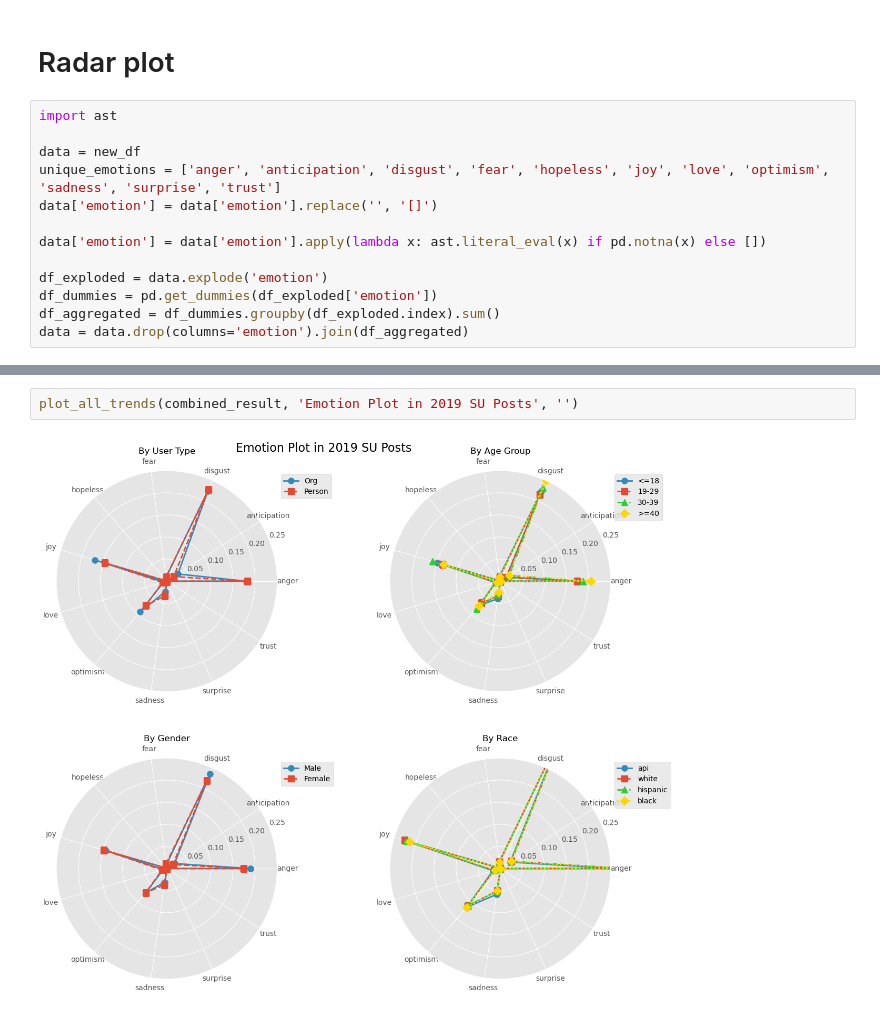
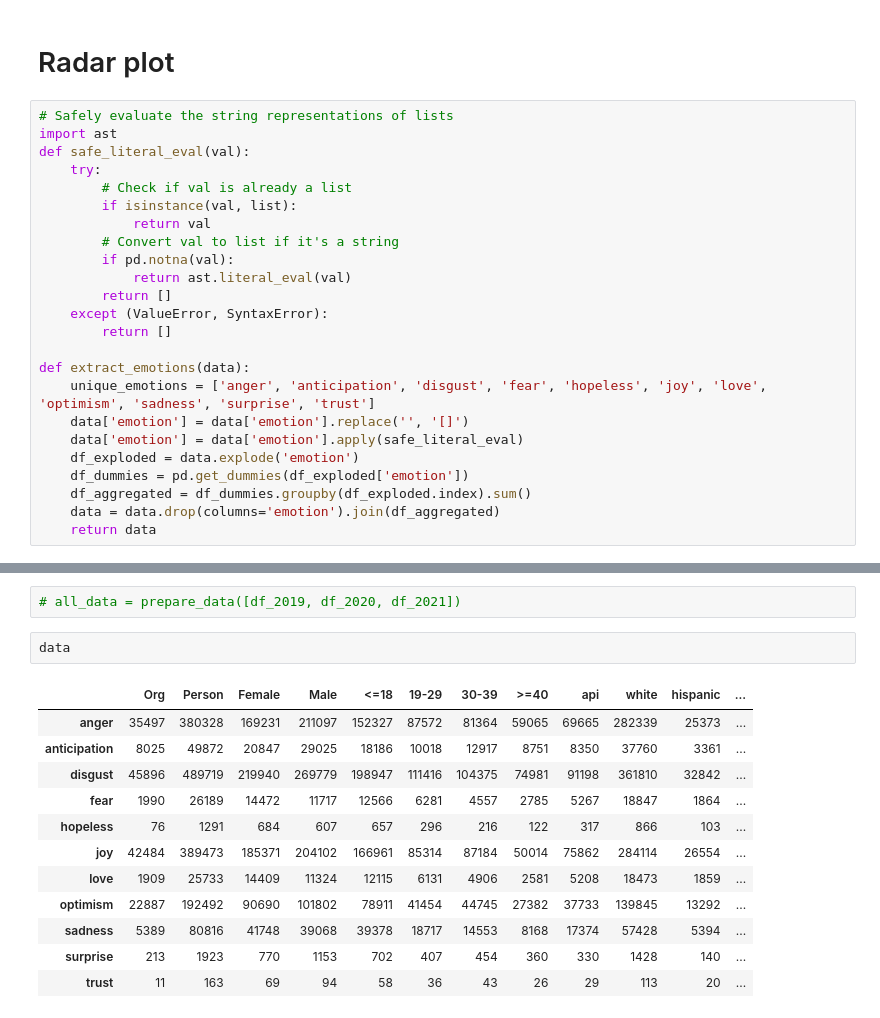
Before and after one commit to JulinaM/DemographicAnalysis, a Jupyter notebook: Emotion_Analysis.ipynb, the cells around one changed output, grey strips where cells are left out. Cells and saved outputs as stored; diff of their text form.

```diff
--- a/Emotion_Analysis.ipynb
+++ b/Emotion_Analysis.ipynb
@@ -58,16 +55,27 @@ df_2019_r.head(10)
 # %% [markdown]
 # Radar plot
 # %%
+# Safely evaluate the string representations of lists
 import ast
+def safe_literal_eval(val):
+    try:
+        # Check if val is already a list
+        if isinstance(val, list):
+            return val
+        # Convert val to list if it's a string
+        if pd.notna(val):
+            return ast.literal_eval(val)
+        return []
+    except (ValueError, SyntaxError):
+        return []
 
-data = new_df
-unique_emotions = ['anger', 'anticipation', 'disgust', 'fear', 'hopeless', 'joy', 'love', 'optimism', 'sadness', 'surprise', 'trust']
-data['emotion'] = data['emotion'].replace('', '[]')
-
-data['emotion'] = data['emotion'].apply(lambda x: ast.literal_eval(x) if pd.notna(x) else [])
-
-df_exploded = data.explode('emotion')
-df_dummies = pd.get_dummies(df_exploded['emotion'])
-df_aggregated = df_dummies.groupby(df_exploded.index).sum()
-data = data.drop(columns='emotion').join(df_aggregated)
+def extract_emotions(data):
+    unique_emotions = ['anger', 'anticipation', 'disgust', 'fear', 'hopeless', 'joy', 'love', 'optimism', 'sadness', 'surprise', 'trust']
+    data['emotion'] = data['emotion'].replace('', '[]')
+    data['emotion'] = data['emotion'].apply(safe_literal_eval)
+    df_exploded = data.explode('emotion')
+    df_dummies = pd.get_dummies(df_exploded['emotion'])
+    df_aggregated = df_dummies.groupby(df_exploded.index).sum()
+    data = data.drop(columns='emotion').join(df_aggregated)
+    return data
 # %%
@@ -184,5 +166,18 @@ def plot_all_trends(data, main_title, filename):
     plt.show()
-# %%
-plot_all_trends(combined_result, 'Emotion Plot in 2019 SU Posts', '')
-# %% [output]
-[figure, removed]
+# %%
+# all_data = prepare_data([df_2019, df_2020, df_2021])
+# %%
+data
+# %% [output]
+|  | Org | Person | Female | Male | <=18 | 19-29 | 30-39 | >=40 | api | white | hispanic | ... |
+| anger | 35497 | 380328 | 169231 | 211097 | 152327 | 87572 | 81364 | 59065 | 69665 | 282339 | 25373 | ... |
+| anticipation | 8025 | 49872 | 20847 | 29025 | 18186 | 10018 | 12917 | 8751 | 8350 | 37760 | 3361 | ... |
+| disgust | 45896 | 489719 | 219940 | 269779 | 198947 | 111416 | 104375 | 74981 | 91198 | 361810 | 32842 | ... |
+| fear | 1990 | 26189 | 14472 | 11717 | 12566 | 6281 | 4557 | 2785 | 5267 | 18847 | 1864 | ... |
+| hopeless | 76 | 1291 | 684 | 607 | 657 | 296 | 216 | 122 | 317 | 866 | 103 | ... |
+| joy | 42484 | 389473 | 185371 | 204102 | 166961 | 85314 | 87184 | 50014 | 75862 | 284114 | 26554 | ... |
+| love | 1909 | 25733 | 14409 | 11324 | 12115 | 6131 | 4906 | 2581 | 5208 | 18473 | 1859 | ... |
+| optimism | 22887 | 192492 | 90690 | 101802 | 78911 | 41454 | 44745 | 27382 | 37733 | 139845 | 13292 | ... |
+| sadness | 5389 | 80816 | 41748 | 39068 | 39378 | 18717 | 14553 | 8168 | 17374 | 57428 | 5394 | ... |
+| surprise | 213 | 1923 | 770 | 1153 | 702 | 407 | 454 | 360 | 330 | 1428 | 140 | ... |
+| trust | 11 | 163 | 69 | 94 | 58 | 36 | 43 | 26 | 29 | 113 | 20 | ... |
```
Also changed, not shown: parts of 15 cells of this notebook.
